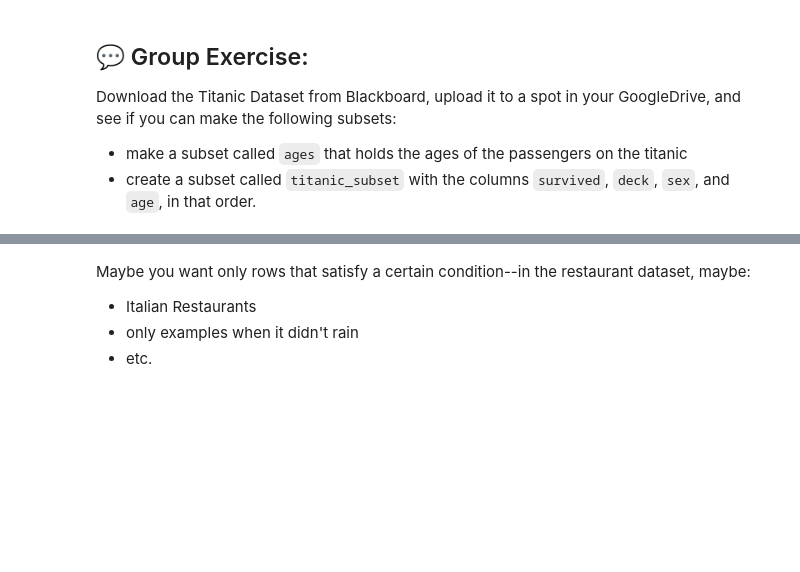
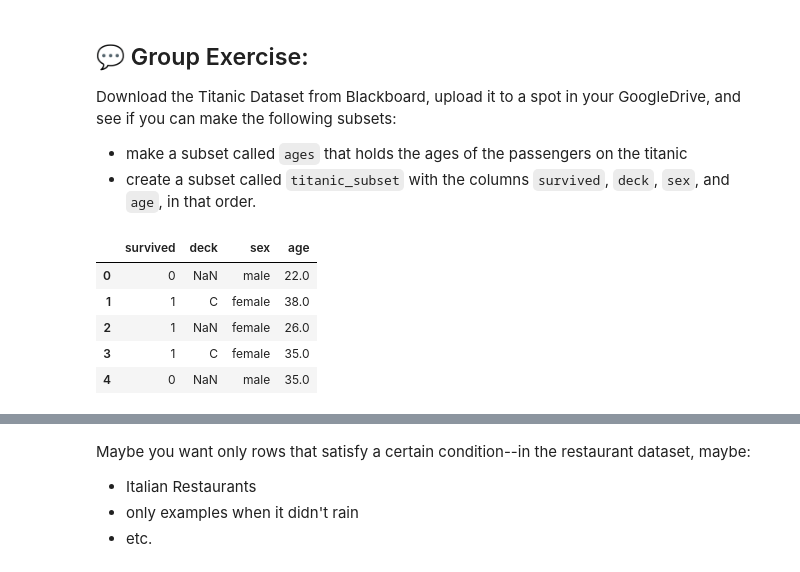
Before and after one commit to nickwharff/CS167_Notes, a Jupyter notebook: Day02_P1_Pandas_Tutorial.ipynb, the cells around one changed output, grey strips where cells are left out. Drawn from its saved outputs; the diff is of its cells as text; code cells hidden in the pictures; blank space fills up the shorter version.

```diff
--- a/Day02_P1_Pandas_Tutorial.ipynb
+++ b/Day02_P1_Pandas_Tutorial.ipynb
@@ -270,6 +330,21 @@ reordered.head()
 Download the Titanic Dataset from Blackboard, upload it to a spot in your GoogleDrive, and see if you can make the following subsets:
 - make a subset called `ages` that holds the ages of the passengers on the titanic
 - create a subset called `titanic_subset` with the columns `survived`, `deck`, `sex`, and `age`, in that order.
+# %%
+titanic.head()
+
+ages = titanic['age']
+ages.head()
+
+titanic_subset = titanic[['survived','deck','sex','age']]
+titanic_subset.head()
+# %% [output]
+|  | survived | deck | sex | age |
+| 0 | 0 | NaN | male | 22.0 |
+| 1 | 1 | C | female | 38.0 |
+| 2 | 1 | NaN | female | 26.0 |
+| 3 | 1 | C | female | 35.0 |
+| 4 | 0 | NaN | male | 35.0 |
 # %% [markdown]
 # Subsetting Rows in a DataFrame:
 <div>
```
Also changed, not shown: parts of 29 cells of this notebook.
